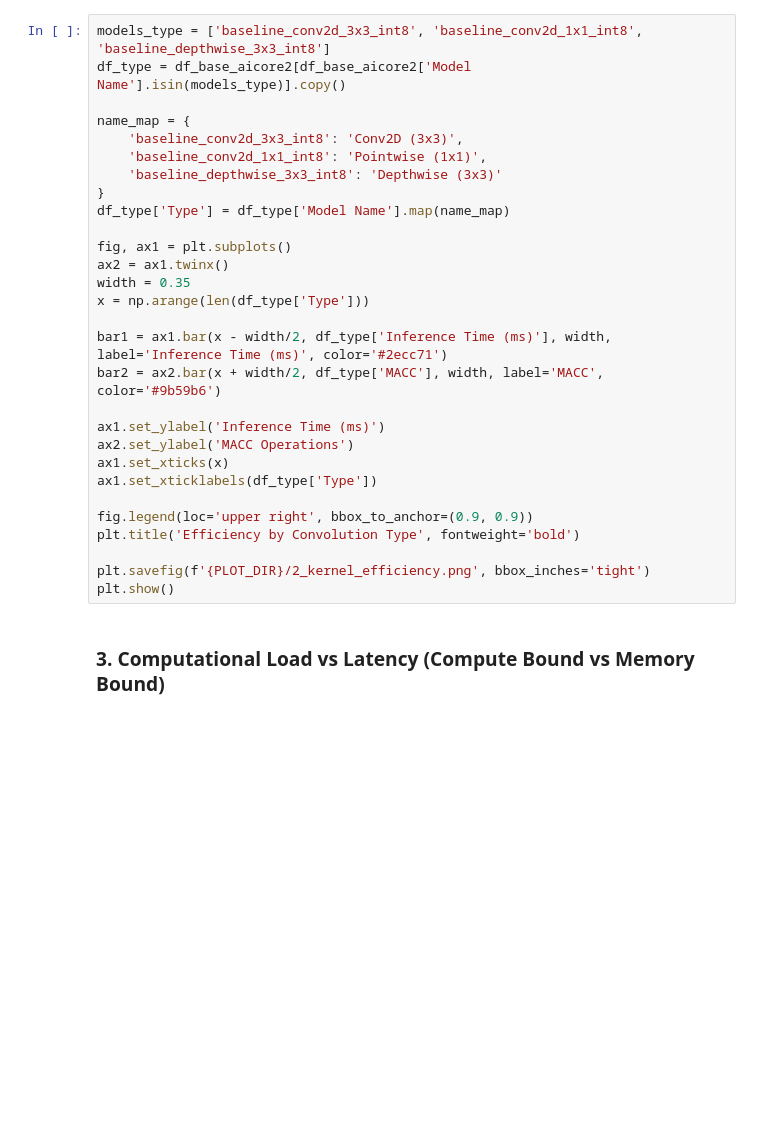
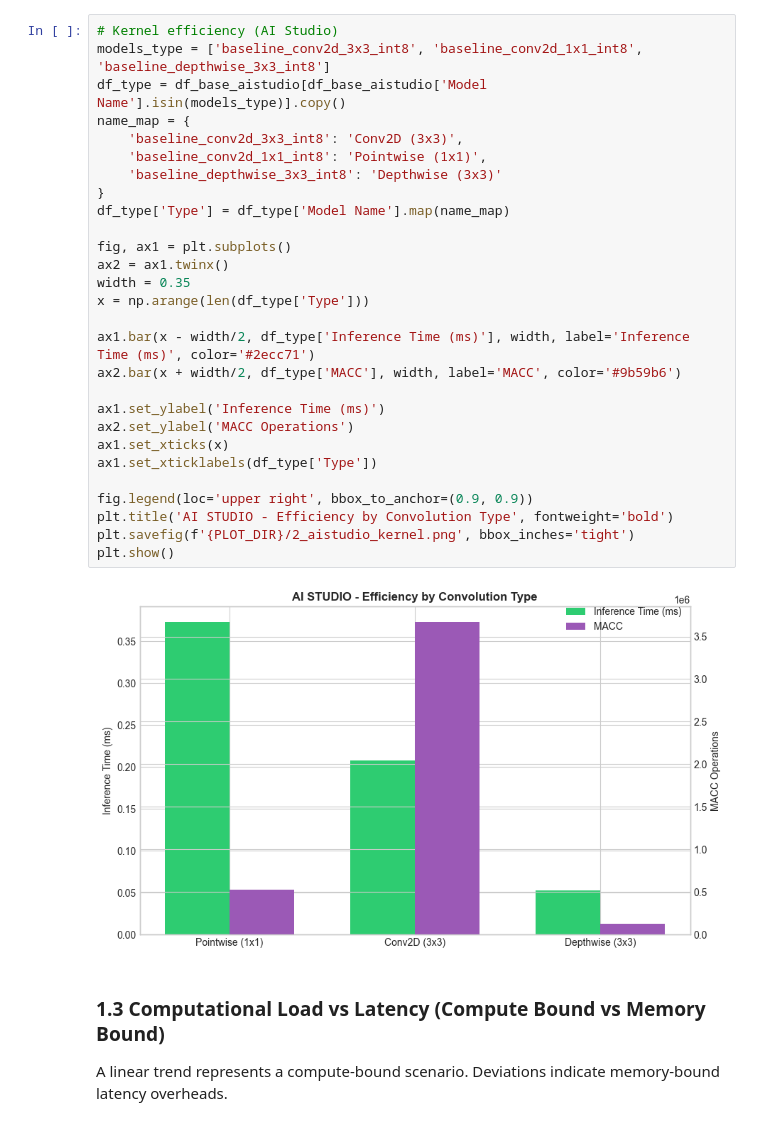
Before and after one commit to Magnus3327/stm32n6-edge-ai-benchmarks, a Jupyter notebook: Report/NPU_Performance_Analysis.ipynb, the cells around one changed output. Saved outputs shown, nothing was run; the diff lists cells and outputs as text; blank space fills up the shorter version.

```diff
--- a/Report/NPU_Performance_Analysis.ipynb
+++ b/Report/NPU_Performance_Analysis.ipynb
@@ -57,32 +107,34 @@ Comparison between Standard, Pointwise (1x1), and Depthwise convolutions. We can
 # %%
+# Kernel efficiency (AI Studio)
 models_type = ['baseline_conv2d_3x3_int8', 'baseline_conv2d_1x1_int8', 'baseline_depthwise_3x3_int8']
-df_type = df_base_aicore2[df_base_aicore2['Model Name'].isin(models_type)].copy()
-
+df_type = df_base_aistudio[df_base_aistudio['Model Name'].isin(models_type)].copy()
 name_map = {
     'baseline_conv2d_3x3_int8': 'Conv2D (3x3)',
     'baseline_conv2d_1x1_int8': 'Pointwise (1x1)',
     'baseline_depthwise_3x3_int8': 'Depthwise (3x3)'
 }
 df_type['Type'] = df_type['Model Name'].map(name_map)
 
 fig, ax1 = plt.subplots()
 ax2 = ax1.twinx()
 width = 0.35
 x = np.arange(len(df_type['Type']))
 
-bar1 = ax1.bar(x - width/2, df_type['Inference Time (ms)'], width, label='Inference Time (ms)', color='#2ecc71')
-bar2 = ax2.bar(x + width/2, df_type['MACC'], width, label='MACC', color='#9b59b6')
+ax1.bar(x - width/2, df_type['Inference Time (ms)'], width, label='Inference Time (ms)', color='#2ecc71')
+ax2.bar(x + width/2, df_type['MACC'], width, label='MACC', color='#9b59b6')
 
 ax1.set_ylabel('Inference Time (ms)')
 ax2.set_ylabel('MACC Operations')
 ax1.set_xticks(x)
 ax1.set_xticklabels(df_type['Type'])
 
 fig.legend(loc='upper right', bbox_to_anchor=(0.9, 0.9))
-plt.title('Efficiency by Convolution Type', fontweight='bold')
-
-plt.savefig(f'{PLOT_DIR}/2_kernel_efficiency.png', bbox_inches='tight')
+plt.title('AI STUDIO - Efficiency by Convolution Type', fontweight='bold')
+plt.savefig(f'{PLOT_DIR}/2_aistudio_kernel.png', bbox_inches='tight')
 plt.show()
+# %% [output]
+[figure, added]
 # %% [markdown]
-### 3. Computational Load vs Latency (Compute Bound vs Memory Bound)
+### 1.3 Computational Load vs Latency (Compute Bound vs Memory Bound)
+A linear trend represents a compute-bound scenario. Deviations indicate memory-bound latency overheads.
 # %%
```
Also changed, not shown: parts of 18 cells of this notebook, 10 other files.
